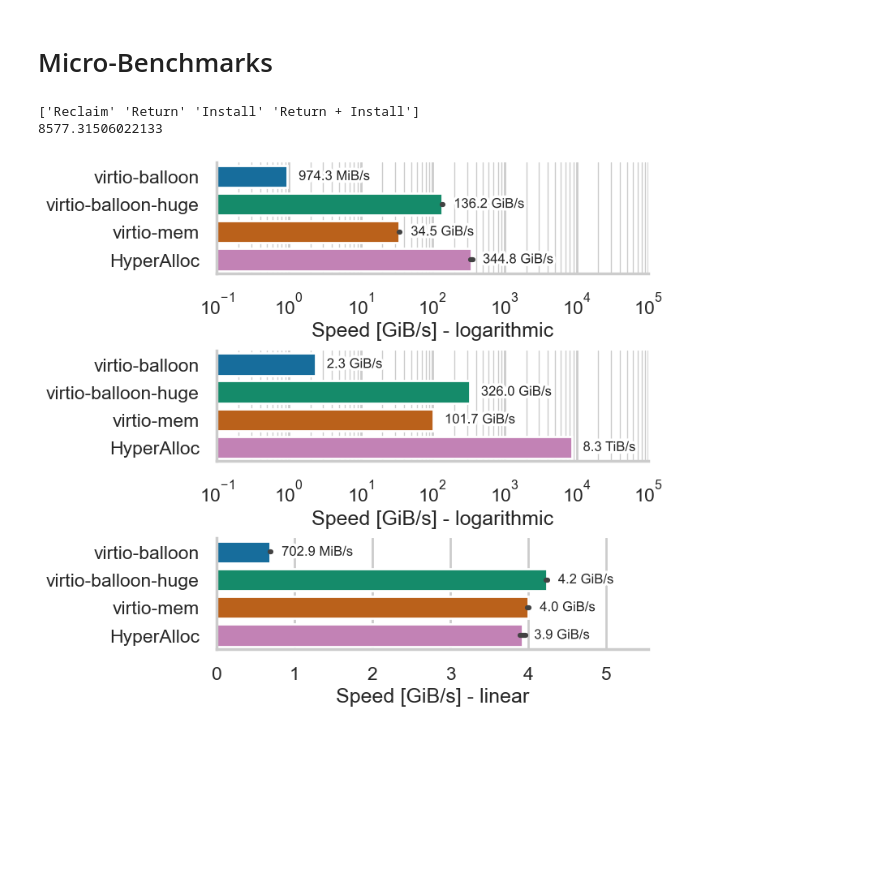
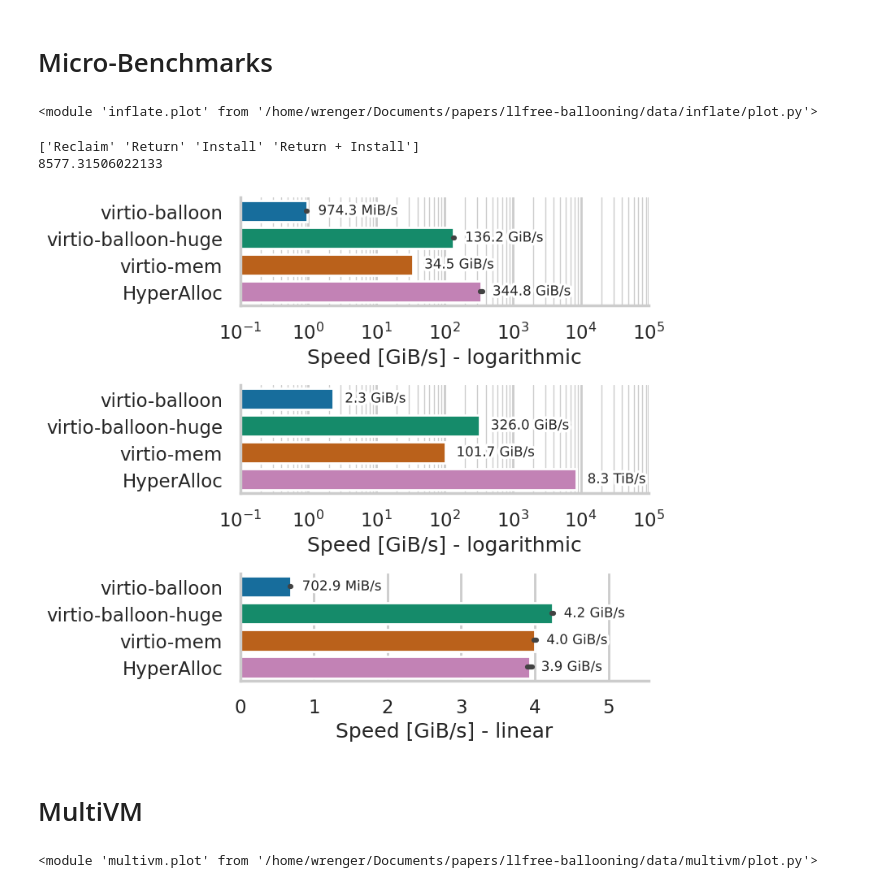
Before and after one commit to luhsra/hyperalloc-bench, a Jupyter notebook: talk2.ipynb, the cells around one changed output. Cells and saved outputs as stored; diff of their text form; code cells hidden in the pictures; blank space fills up the shorter version.

```diff
--- a/talk2.ipynb
+++ b/talk2.ipynb
@@ -63,0 +96,16 @@ save to stream/out/talk-stream
+# %%
+sns.set_context("poster", font_scale=1.3)
+stream.plot.visualize_stream(
+    [
+        "virtio-balloon",
+        "virtio-balloon-huge",
+    ],
+    stream_data,
+    stream_meta,
+    "talk-stream-2",
+    Path("stream/out"),
+    height=8,
+    aspect=2,
+    legend_ncol=0,
+    dref=False,
+)
@@ -63,0 +131,17 @@ save to stream/out/talk-stream
+# %%
+sns.set_context("poster", font_scale=1.3)
+stream.plot.visualize_stream(
+    [
+        "virtio-balloon",
+        "virtio-balloon-huge",
+        "virtio-mem",
+    ],
+    stream_data,
+    stream_meta,
+    "talk-stream-3",
+    Path("stream/out"),
+    height=8,
+    aspect=2,
+    legend_ncol=0,
+    dref=False,
+)
@@ -66,25 +169,33 @@ save to stream/out/talk-stream
 # %%
 import inflate.plot
 importlib.reload(inflate.plot)
-visualize = inflate.plot.visualize
-parse_logs = inflate.plot.parse_logs
+# %% [output]
+<module 'inflate.plot' from '/home/wrenger/Documents/papers/llfree-ballooning/data/inflate/plot.py'>
 # %%
 sns.set_context("poster", font_scale=0.75)
-visualize(
+inflate.plot.visualize(
     [
         Path("inflate/latest/base-manual"),
         Path("inflate/latest/huge-manual"),
         Path("inflate/latest/virtio-mem-movable"),
         Path("inflate/latest/llfree-manual"),
     ],
     [],
     save_as="talk-inflate",
     out=Path("inflate/out"),
     titles=False,
     height=2.5,
     aspect=3.3,
+    hide=[]
 )
 # %% [output]
 ['Reclaim' 'Return' 'Install' 'Return + Install']
 8577.31506022133
-[figure, old version]
+[figure, new version]
+# %% [markdown]
+# MultiVM
+# %%
+import multivm.plot
+importlib.reload(multivm.plot)
+# %% [output]
+<module 'multivm.plot' from '/home/wrenger/Documents/papers/llfree-ballooning/data/multivm/plot.py'>
```
Also changed, not shown: parts of 9 cells of this notebook, 23 other files.
